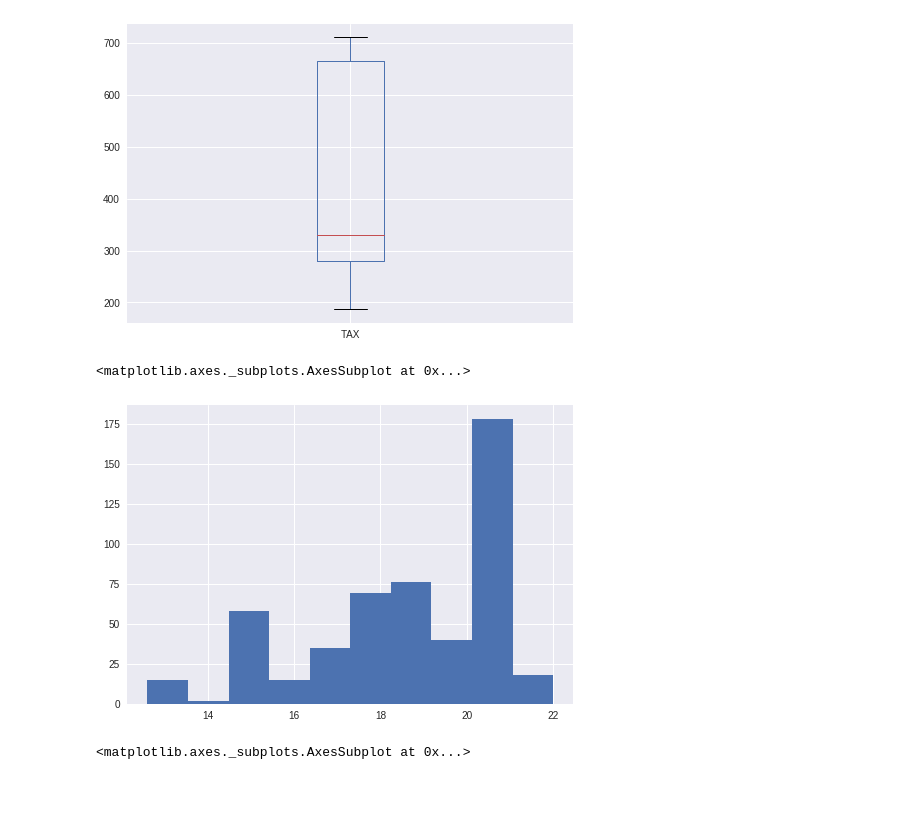
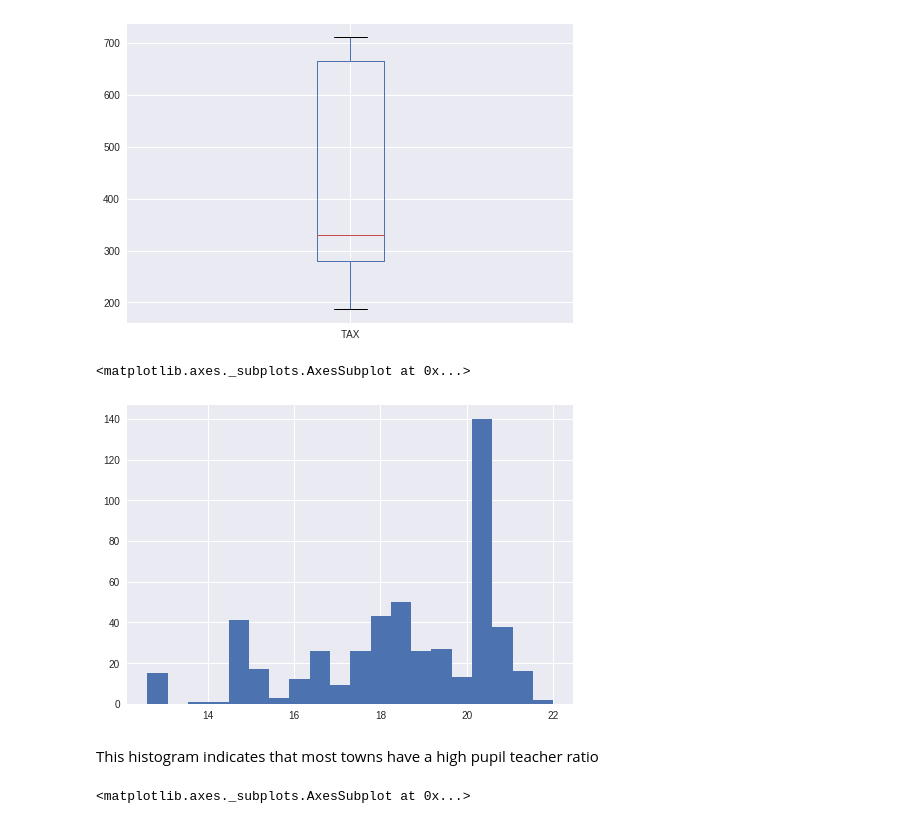
Before and after one commit to anushthakalia/Boston-Housing, a Jupyter notebook: Statistical_analysis_2.ipynb, the cells around one changed output. Cells and saved outputs as stored; diff of their text form; code cells hidden in the pictures; blank space fills up the shorter version.

```diff
--- a/Features1.ipynb
+++ b/Statistical_analysis_2.ipynb
@@ -7,7 +7,6 @@ from sklearn.model_selection import train_test_split
 from sklearn.model_selection import cross_val_score
 import matplotlib.pyplot as plt
 %matplotlib inline
-plt.style.use('ggplot')
 # %% [markdown]
 ----
 ****
@@ -253,10 +270,12 @@ df['TAX'].plot.box()
 <matplotlib.axes._subplots.AxesSubplot at 0x...>
 [figure]
 # %%
-df1['PTRATIO'].hist()
+df1['PTRATIO'].hist(bins=20)
 # %% [output]
 <matplotlib.axes._subplots.AxesSubplot at 0x...>
-[figure, old version]
+[figure, new version]
+# %% [markdown]
+This histogram indicates that most towns have a high pupil teacher ratio
 # %%
 df['PTRATIO'].plot.box()
 # %% [output]
```
Also changed, not shown: parts of 20 cells of this notebook.
